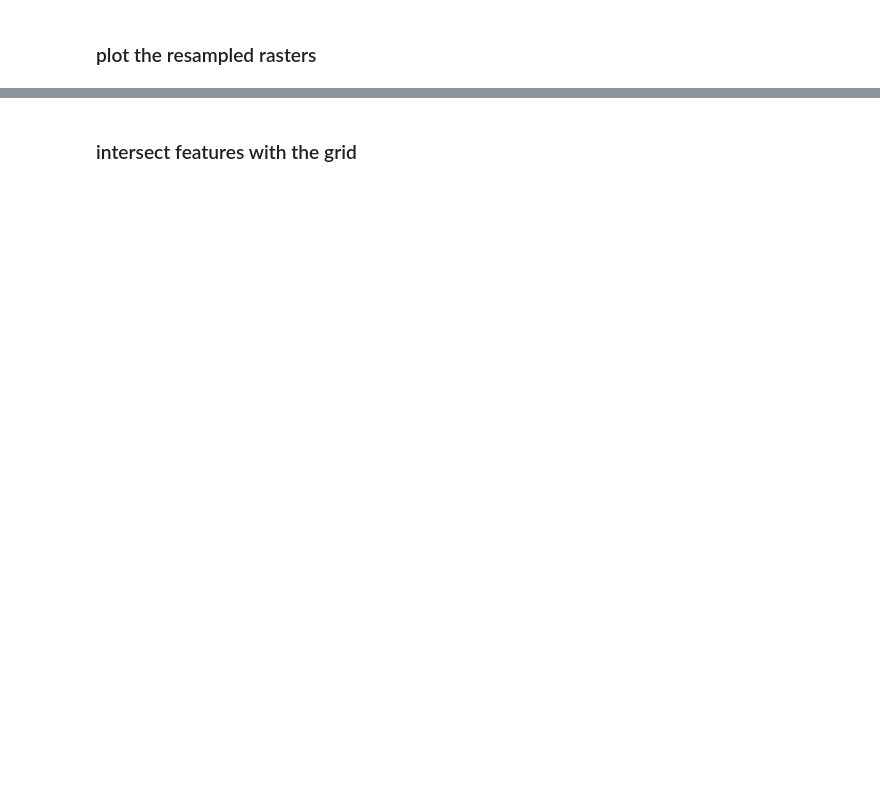
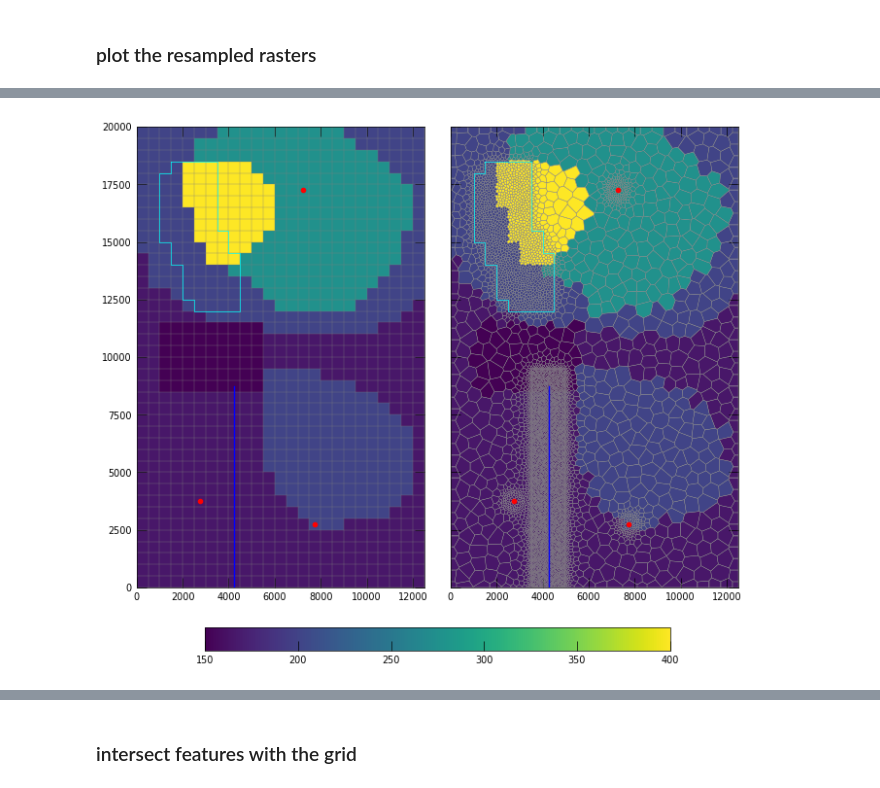
Before and after one commit to jdhughes-usgs/mf6-flopy, a Jupyter notebook: notebooks/mv_voronoi_grid.ipynb, the cells around one changed output, grey strips where cells are left out. Cells and saved outputs as stored; diff of their text form; code cells hidden in the pictures; blank space fills up the shorter version.

```diff
--- a/notebooks/mv_voronoi_grid.ipynb
+++ b/notebooks/mv_voronoi_grid.ipynb
@@ -351,29 +371,39 @@ with styles.USGSMap():
 # %%
+vmin, vmax = kaq.get_array(1).min(), kaq.get_array(1).max()
 with styles.USGSMap():
     fig, [ax1, ax2] = plt.subplots(
         1,
         2,
         sharey=True,
         figsize=two_panel_figsize,
         constrained_layout=True,
         subplot_kw=dict(aspect="equal"),
     )
     ax = ax1
     mm = flopy.plot.PlotMapView(modelgrid=struct_grid, ax=ax)
-    mm.plot_array(kaq.get_array(1))
+    mm.plot_array(kaq.get_array(1), vmin=vmin, vmax=vmax)
     mm.plot_grid(**grid_dict)
     plot_wells(ax=ax, ms=3)
     plot_river(ax=ax)
     plot_lake(ax=ax)
 
     ax = ax2
     mm = flopy.plot.PlotMapView(modelgrid=voronoi_grid, ax=ax)
-    mm.plot_array(kaq_vg)
+    pa = mm.plot_array(kaq_vg, vmin=vmin, vmax=vmax)
     mm.plot_grid(**grid_dict)
     plot_wells(ax=ax, ms=3)
     plot_river(ax=ax)
     plot_lake(ax=ax)
 
+    axs = np.array([ax1, ax2])
+    cb = plt.colorbar(
+    pa,
+    ax=axs[:], # select all axis from second column
+    orientation='horizontal',
+    shrink=0.75)
+
     fpth = "figures/mv_voronoi_kaq.png"
     plt.savefig(fpth, dpi=300);
+# %% [output]
+[figure, added]
 # %%
```
Also changed, not shown: parts of 35 cells of this notebook, 22 other files.
